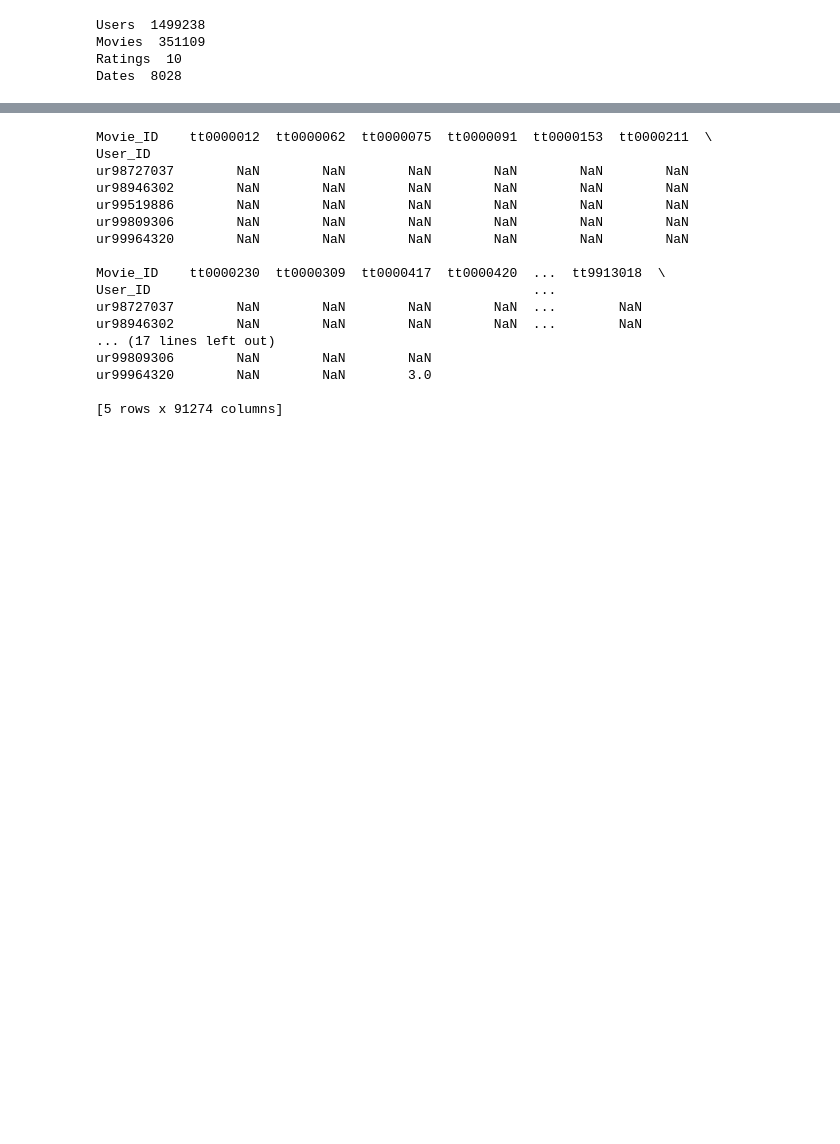
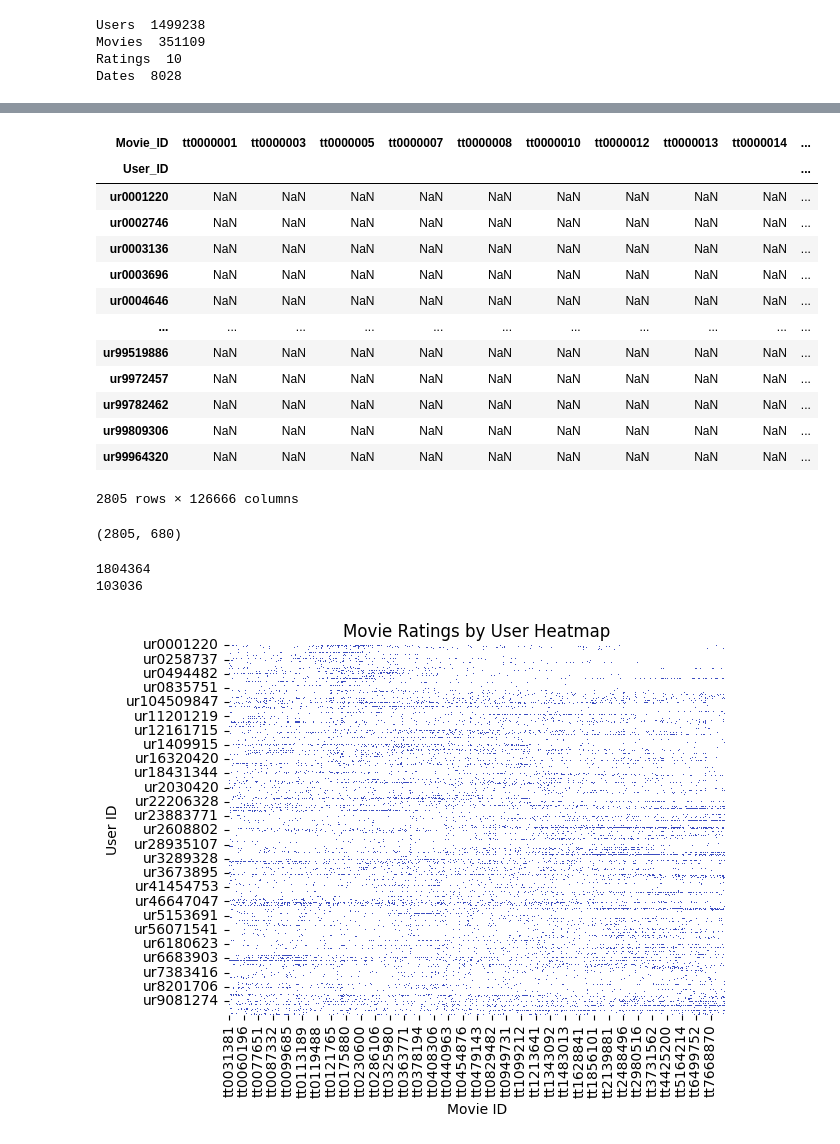
Before and after one commit to Panoskontos/Movie_reccomendation, a Jupyter notebook: main.ipynb, the cells around one changed output, grey strips where cells are left out. Cells and saved outputs as stored; diff of their text form; code cells hidden in the pictures; blank space fills up the shorter version.

```diff
--- a/main.ipynb
+++ b/main.ipynb
@@ -170,21 +142,58 @@ See the caveats in the documentation: https://pandas.pydata.org/pandas-docs/stab
 # %%
+# pivot the table
 df_pivot = df_grouped.pivot(index='User_ID', columns='Movie_ID', values='Rating')
-print(df_pivot.tail())
+df_pivot
 # %% [output]
+| Movie_ID | tt0000001 | tt0000003 | tt0000005 | tt0000007 | tt0000008 | tt0000010 | tt0000012 | tt0000013 | tt0000014 | ... |
+| User_ID |  |  |  |  |  |  |  |  |  | ... |
+| ur0001220 | NaN | NaN | NaN | NaN | NaN | NaN | NaN | NaN | NaN | ... |
+| ur0002746 | NaN | NaN | NaN | NaN | NaN | NaN | NaN | NaN | NaN | ... |
+| ur0003136 | NaN | NaN | NaN | NaN | NaN | NaN | NaN | NaN | NaN | ... |
+| ur0003696 | NaN | NaN | NaN | NaN | NaN | NaN | NaN | NaN | NaN | ... |
+| ur0004646 | NaN | NaN | NaN | NaN | NaN | NaN | NaN | NaN | NaN | ... |
+| ... | ... | ... | ... | ... | ... | ... | ... | ... | ... | ... |
+| ur99519886 | NaN | NaN | NaN | NaN | NaN | NaN | NaN | NaN | NaN | ... |
+| ur9972457 | NaN | NaN | NaN | NaN | NaN | NaN | NaN | NaN | NaN | ... |
+| ur99782462 | NaN | NaN | NaN | NaN | NaN | NaN | NaN | NaN | NaN | ... |
+| ur99809306 | NaN | NaN | NaN | NaN | NaN | NaN | NaN | NaN | NaN | ... |
+| ur99964320 | NaN | NaN | NaN | NaN | NaN | NaN | NaN | NaN | NaN | ... |
-Movie_ID    tt0000012  tt0000062  tt0000075  tt0000091  tt0000153  tt0000211  \
-User_ID
-ur98727037        NaN        NaN        NaN        NaN        NaN        NaN
-ur98946302        NaN        NaN        NaN        NaN        NaN        NaN
-ur99519886        NaN        NaN        NaN        NaN        NaN        NaN
-ur99809306        NaN        NaN        NaN        NaN        NaN        NaN
-ur99964320        NaN        NaN        NaN        NaN        NaN        NaN
-
-Movie_ID    tt0000230  tt0000309  tt0000417  tt0000420  ...  tt9913018  \
-User_ID                                                 ...
-ur98727037        NaN        NaN        NaN        NaN  ...        NaN
-ur98946302        NaN        NaN        NaN        NaN  ...        NaN
-... (17 lines left out)
-ur99809306        NaN        NaN        NaN
-ur99964320        NaN        NaN        3.0
-
-[5 rows x 91274 columns]
+2805 rows × 126666 columns
+# %%
+# drop movies that are not rated by 50 users at least
+
+counts = df_pivot.count()
+# set a threshold value
+threshold = 100
+# filter the columns based on the threshold value
+filtered_df = df_pivot.loc[:, counts >= threshold]
+# print the filtered DataFrame
+print(filtered_df.shape)
+# %% [output]
+(2805, 680)
+# %%
+df_pivot = filtered_df
+# %%
+# How many nan values i have
+num_nan = np.count_nonzero(np.isnan(df_pivot))
+print(num_nan)
+
+# How many non nan values i have
+num_non_nan = np.count_nonzero(~np.isnan(df_pivot))
+print(num_non_nan)
+# %% [output]
+1804364
+103036
+# %%
+# drop columns where all values are NaN
+df_pivot = df_pivot.dropna(axis=1, how='all')
+# %%
+sns.heatmap(df_pivot, cmap='coolwarm', cbar=False)
+# set plot title and axis labels
+plt.title('Movie Ratings by User Heatmap')
+plt.ylabel('User ID')
+plt.xlabel('Movie ID')
+
+# show the plot
+plt.show()
+# %% [output]
+[figure, added]
```
Also changed, not shown: parts of 8 cells of this notebook.
